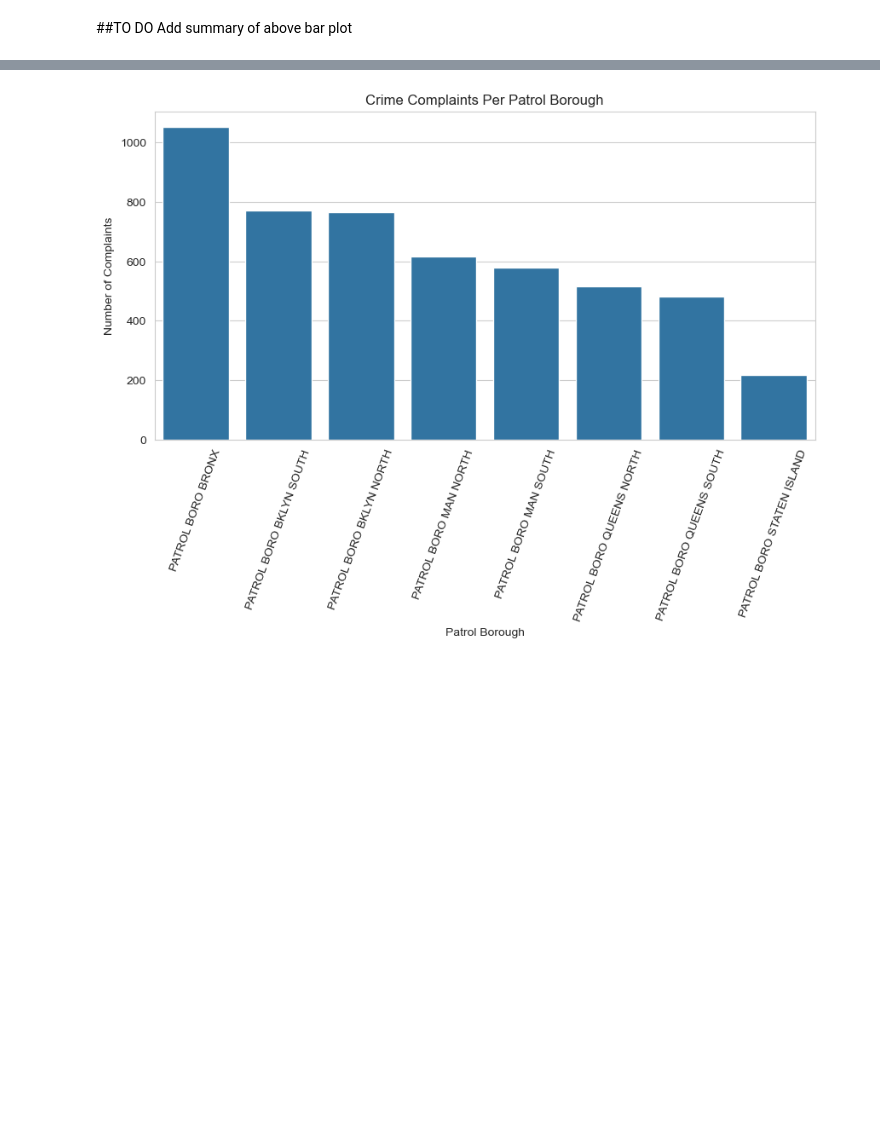
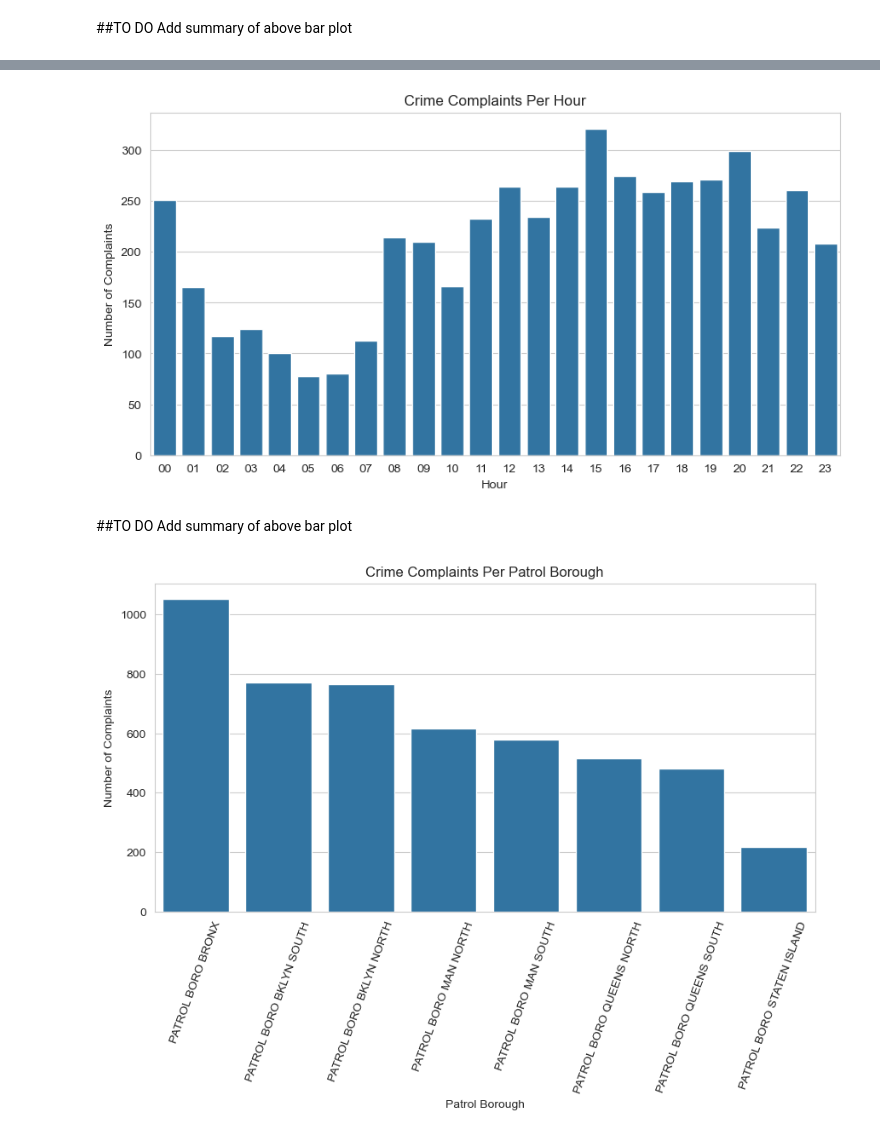
Before and after one commit to scarlettvalentin/nypd_crime, a Jupyter notebook: notebook.ipynb, the cells around one changed output, grey strips where cells are left out. Saved outputs shown, nothing was run; the diff lists cells and outputs as text; code cells hidden in the pictures; blank space fills up the shorter version.

Commit message:
add complaints per hour eda bar plot

```diff
--- a/notebook.ipynb
+++ b/notebook.ipynb
@@ -316,3 +316,9 @@ ax.set_ylabel('Number of Complaints');
 # %% [markdown]
 ##TO DO
 Add summary of above bar plot
+# %%
+# Create column to sort complaints by hour of occurence
+data_sample['Hour'] = data_sample['CMPLNT_FR_TM']
+data_sample['Hour'] = data_sample['Hour'].apply(lambda x: x[:2])
+#data_sample['Month'] = data_sample['Month'].apply(lambda x: x.month)
+data_sample.head()
@@ -319,5 +334,18 @@ Add summary of above bar plot
 # %%
-data_sample
+# Plot bar chart of number of complaints per hour
+
+x = data_sample['Hour'].value_counts().index
+y = data_sample['Hour'].value_counts().values
+
+fig, ax = plt.subplots(figsize=(10, 5))
+sns.barplot(x=x, y=y, order=x.sort_values())
+ax.set_title('Crime Complaints Per Hour')
+ax.set_ylabel('Number of Complaints');
+# %% [output]
+[figure, added]
+# %% [markdown]
+##TO DO
+Add summary of above bar plot
 # %%
 # Plot bar chart of number of complaints per patrol borough
 
```
Also changed, not shown: parts of 3 cells of this notebook.
